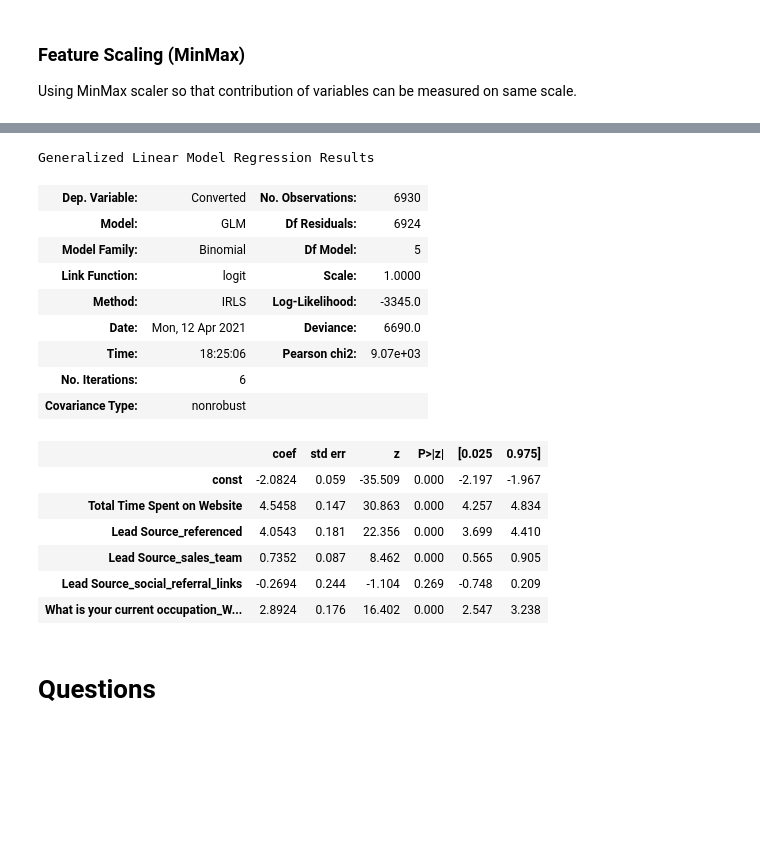
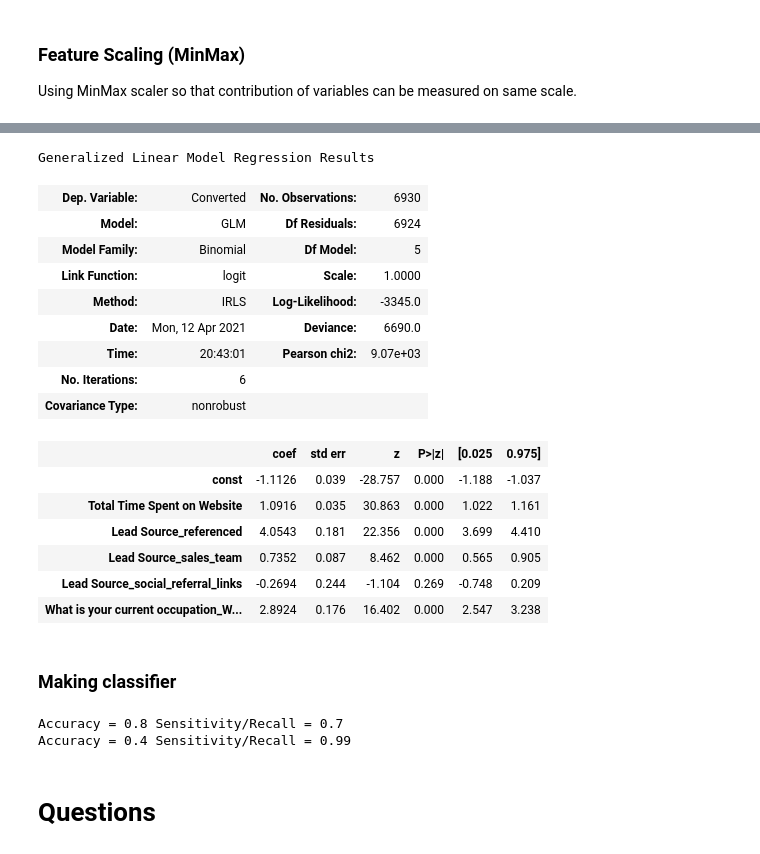
Before and after one commit to prabhanshu11/Clustering-Case-Study, a Jupyter notebook: main.ipynb, the cells around one changed output, grey strips where cells are left out. Cells and saved outputs as stored; diff of their text form; code cells hidden in the pictures; blank space fills up the shorter version.

```diff
--- a/main.ipynb
+++ b/main.ipynb
@@ -751,7 +758,8 @@ optimal cutoff =  0.34
 Using MinMax scaler so that contribution of variables can be measured on same scale.
 # %%
 from sklearn.preprocessing import MinMaxScaler
-scaler = MinMaxScaler()
+scaler = StandardScaler()
 # %%
 to_scale = ['TotalVisits', 'Total Time Spent on Website']
 X_train[to_scale] = scaler.fit_transform(X_train[to_scale])
+X_test[to_scale] = scaler.transform(X_test[to_scale])
@@ -765,23 +766,26 @@ Index(['Total Time Spent on Website', 'Lead Source_referenced',
 # %%
 X_train_C = sm.add_constant(X_train[cols])
+X_test_C = sm.add_constant(X_test[cols])
 scaled_model = sm.GLM(y_train, X_train_C, sm.families.Binomial())
 result = scaled_model.fit()
 result.summary()
 # %% [output]
 Generalized Linear Model Regression Results
 | Dep. Variable: | Converted | No. Observations: | 6930 |
 | Model: | GLM | Df Residuals: | 6924 |
 | Model Family: | Binomial | Df Model: | 5 |
 | Link Function: | logit | Scale: | 1.0000 |
 | Method: | IRLS | Log-Likelihood: | -3345.0 |
 | Date: | Mon, 12 Apr 2021 | Deviance: | 6690.0 |
-| Time: | 18:25:06 | Pearson chi2: | 9.07e+03 |
+| Time: | 20:43:01 | Pearson chi2: | 9.07e+03 |
 | No. Iterations: | 6 |  |  |
 | Covariance Type: | nonrobust |  |  |
 |  | coef | std err | z | P>|z| | [0.025 | 0.975] |
-| const | -2.0824 | 0.059 | -35.509 | 0.000 | -2.197 | -1.967 |
-| Total Time Spent on Website | 4.5458 | 0.147 | 30.863 | 0.000 | 4.257 | 4.834 |
+| const | -1.1126 | 0.039 | -28.757 | 0.000 | -1.188 | -1.037 |
+| Total Time Spent on Website | 1.0916 | 0.035 | 30.863 | 0.000 | 1.022 | 1.161 |
 | Lead Source_referenced | 4.0543 | 0.181 | 22.356 | 0.000 | 3.699 | 4.410 |
 | Lead Source_sales_team | 0.7352 | 0.087 | 8.462 | 0.000 | 0.565 | 0.905 |
 | Lead Source_social_referral_links | -0.2694 | 0.244 | -1.104 | 0.269 | -0.748 | 0.209 |
 | What is your current occupation_W... | 2.8924 | 0.176 | 16.402 | 0.000 | 2.547 | 3.238 |
+# %% [markdown]
+### Making classifier
@@ -788,3 +796,17 @@ Generalized Linear Model Regression Results
+# %%
+def get_acc_recall(train_pred: 'pd.DataFrame'):
+    """
+    DataFrame with columns: ['pred_prob', 'y_pred', 'y_actual']
+    Returns: accuracy, sensitivity/recall
+    """
+    a = metrics.accuracy_score(train_pred.y_actual, train_pred.y_pred)
+    s = metrics.recall_score(train_pred.y_actual, train_pred.y_pred)
+    print(f'Accuracy = {a:0.2} Sensitivity/Recall = {s:0.2}')
+get_acc_recall(train_results)
+get_acc_recall(test_results)
+# %% [output]
+Accuracy = 0.8 Sensitivity/Recall = 0.7
+Accuracy = 0.4 Sensitivity/Recall = 0.99
 # %% [markdown]
 # Questions
 # %% [markdown]
```
Also changed, not shown: parts of 18 cells of this notebook.
